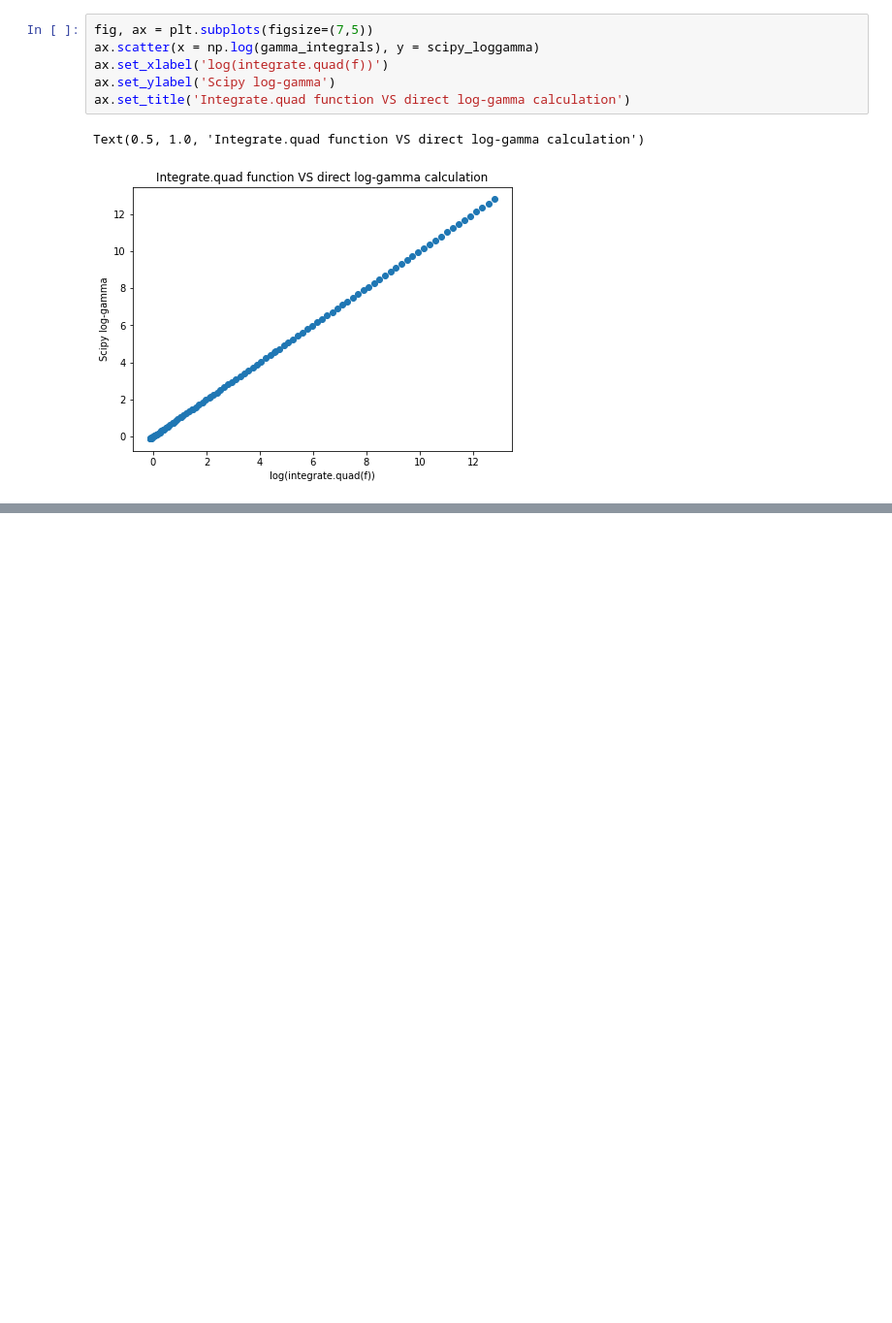
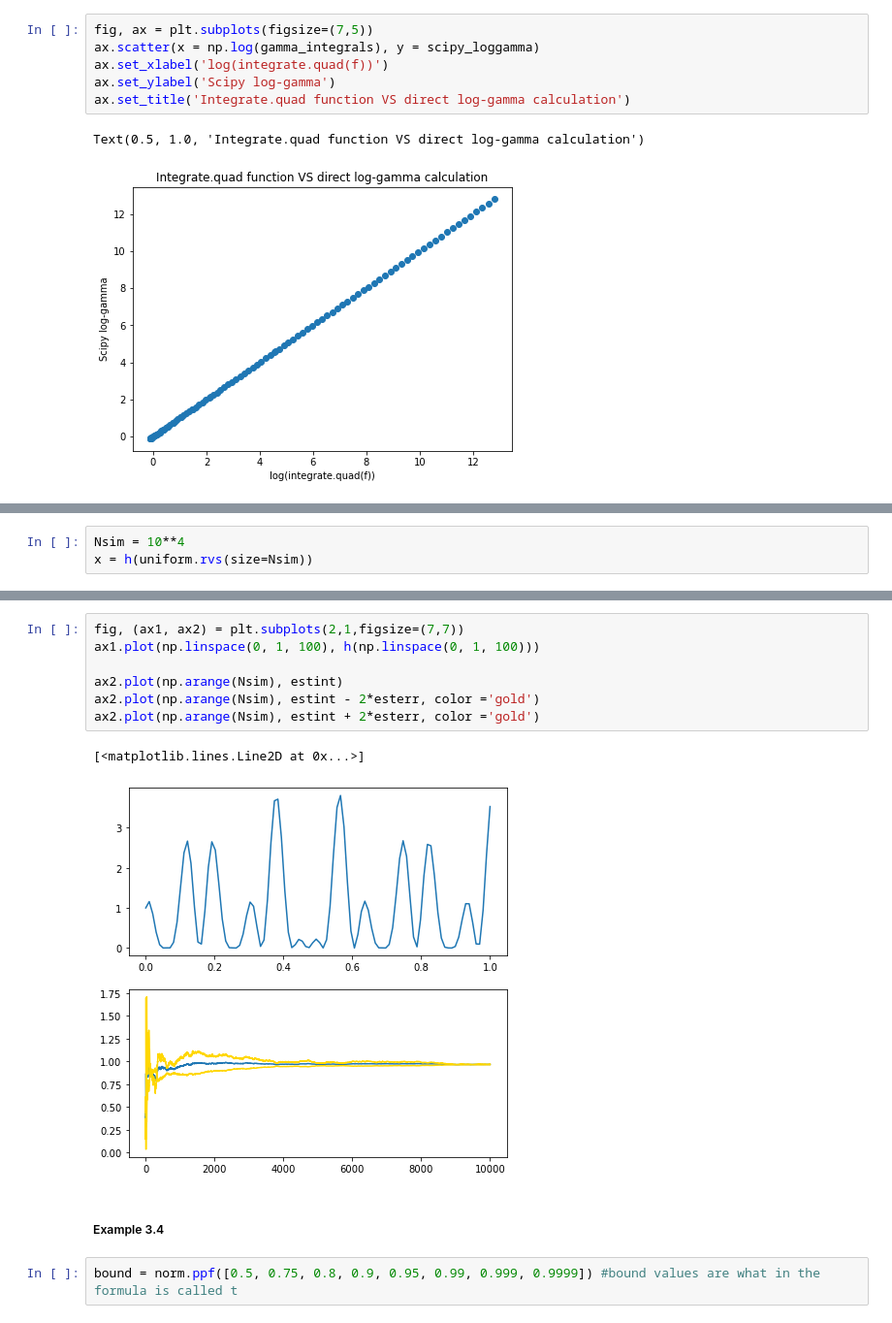
Before and after one commit to giorgiobini/Introducing-Monte-Carlo-Methods-with-Python, a Jupyter notebook: Chapter3.ipynb, the cells around one changed output, grey strips where cells are left out. Shown at 97% size. Saved outputs shown, nothing was run; the diff lists cells and outputs as text; blank space fills up the shorter version.

```diff
--- a/Chapter3.ipynb
+++ b/Chapter3.ipynb
@@ -33,0 +71,3 @@ Text(0.5, 1.0, 'Integrate.quad function VS direct log-gamma calculation')
+# %%
+Nsim = 10**4
+x = h(uniform.rvs(size=Nsim))
@@ -33,0 +80,14 @@ Text(0.5, 1.0, 'Integrate.quad function VS direct log-gamma calculation')
+# %%
+fig, (ax1, ax2) = plt.subplots(2,1,figsize=(7,7))
+ax1.plot(np.linspace(0, 1, 100), h(np.linspace(0, 1, 100)))
+
+ax2.plot(np.arange(Nsim), estint)
+ax2.plot(np.arange(Nsim), estint - 2*esterr, color ='gold')
+ax2.plot(np.arange(Nsim), estint + 2*esterr, color ='gold')
+# %% [output]
+[<matplotlib.lines.Line2D at 0x...>]
+[figure, added]
+# %% [markdown]
+##### Example 3.4
+# %%
+bound = norm.ppf([0.5, 0.75, 0.8, 0.9, 0.95, 0.99, 0.999, 0.9999]) #bound values are what in the formula is called t
```
Also changed, not shown: parts of 19 cells of this notebook, 4 other files.
